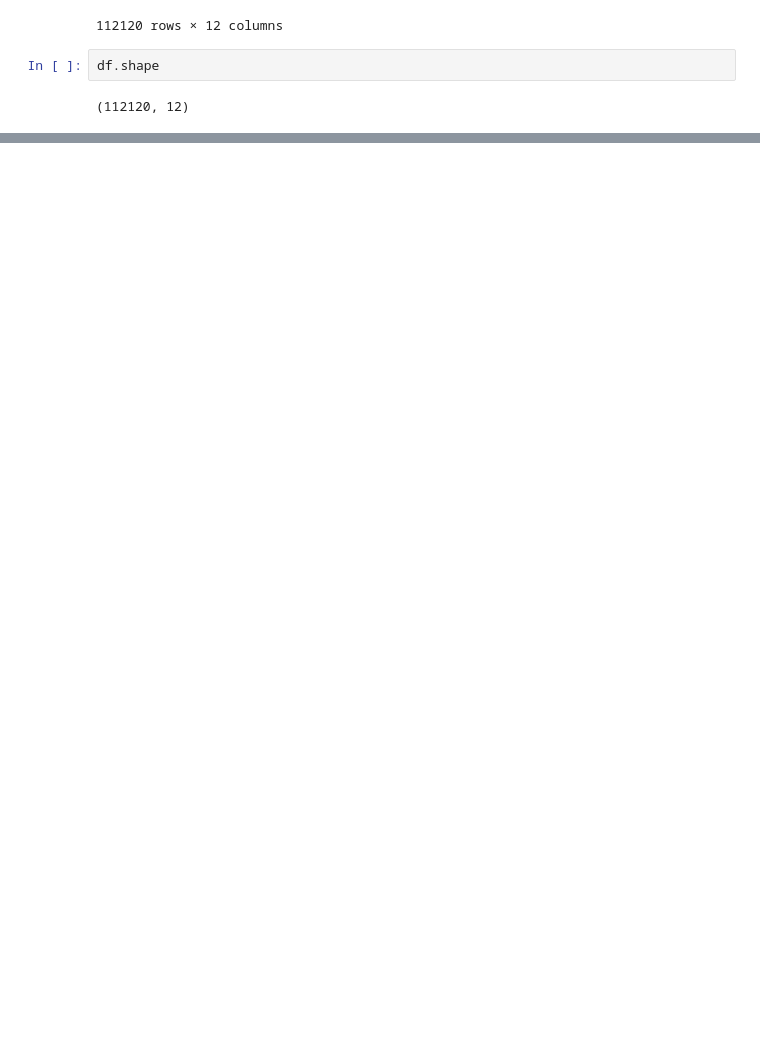
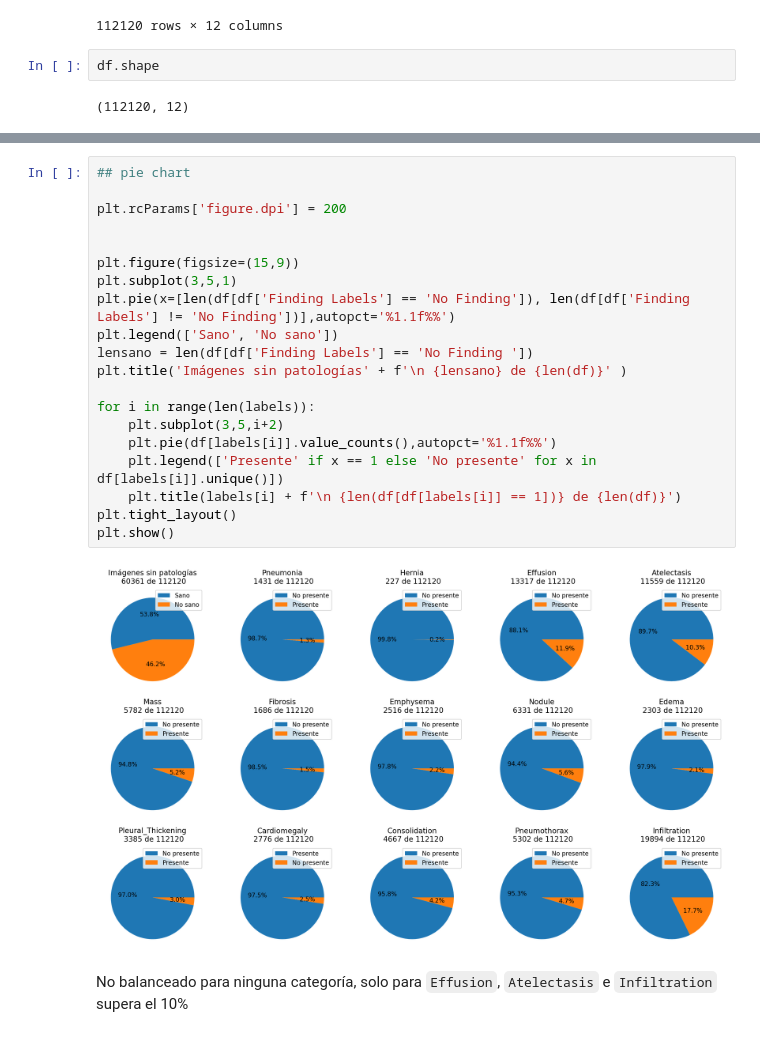
Before and after one commit to masolanoo/x-rays, a Jupyter notebook: main.ipynb, the cells around one changed output, grey strips where cells are left out. Cells and saved outputs as stored; diff of their text form; blank space fills up the shorter version.

Commit message:
added pie charts

```diff
--- a/main.ipynb
+++ b/main.ipynb
@@ -150,0 +108,24 @@ for label in la:
+# %%
+## pie chart
+
+plt.rcParams['figure.dpi'] = 200
+
+
+plt.figure(figsize=(15,9))
+plt.subplot(3,5,1)
+plt.pie(x=[len(df[df['Finding Labels'] == 'No Finding']), len(df[df['Finding Labels'] != 'No Finding'])],autopct='%1.1f%%')
+plt.legend(['Sano', 'No sano'])
+lensano = len(df[df['Finding Labels'] == 'No Finding '])
+plt.title('Imágenes sin patologías' + f'\n {lensano} de {len(df)}' )
+
+for i in range(len(labels)):
+    plt.subplot(3,5,i+2)
+    plt.pie(df[labels[i]].value_counts(),autopct='%1.1f%%')
+    plt.legend(['Presente' if x == 1 else 'No presente' for x in df[labels[i]].unique()])
+    plt.title(labels[i] + f'\n {len(df[df[labels[i]] == 1])} de {len(df)}')
+plt.tight_layout()
+plt.show()
+# %% [output]
+[figure, added]
+# %% [markdown]
+No balanceado para ninguna categoría, solo para `Effusion`, `Atelectasis` e `Infiltration` supera el 10%
```
Also changed, not shown: parts of 5 cells of this notebook.
